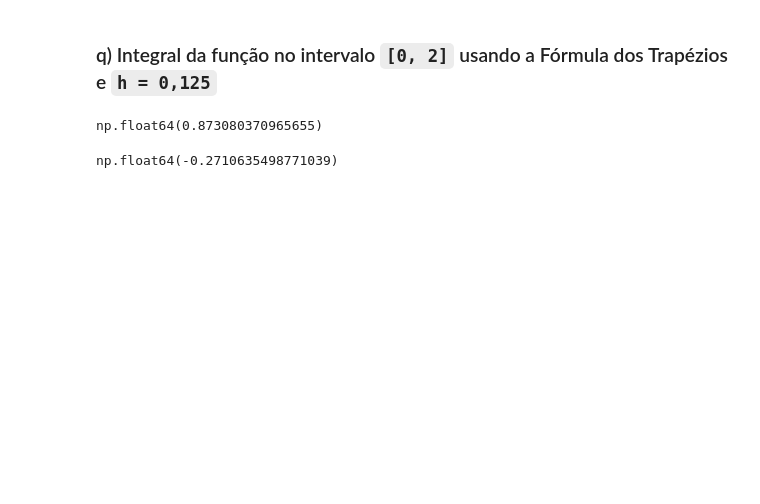
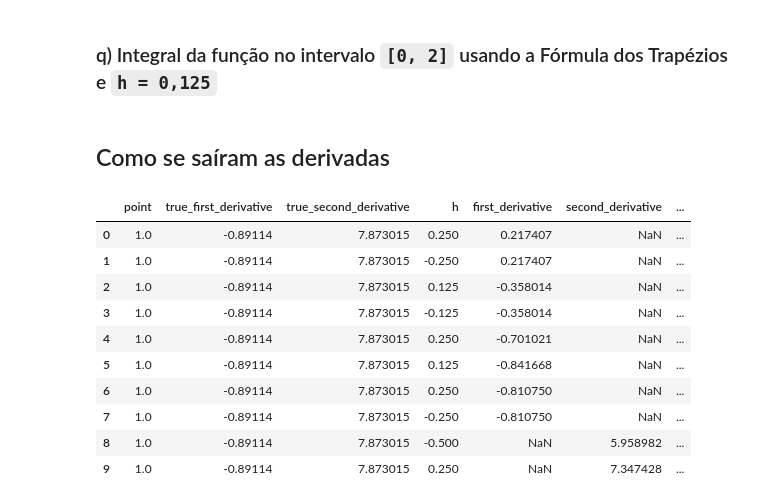
Before and after one commit to igorssant/metodos_numericos, a Jupyter notebook: integracao_derivacao_numerica/src/main.ipynb, the cells around one changed output. Drawn from its saved outputs; the diff is of its cells as text; code cells hidden in the pictures; blank space fills up the shorter version.

```diff
--- a/integracao_derivacao_numerica/src/main.ipynb
+++ b/integracao_derivacao_numerica/src/main.ipynb
@@ -95,0 +316,20 @@ np.float64(5.958981560052424)
+# %%
+h :np.float64 = np.float64(-0.5)
+second_derivative :np.float64 = second_central_derivative_three_points(func, deriv_point, h)
+error :np.float64 = abs(true_second_deriv - second_derivative)
+
+print("Segunda derivada (3 pontos central) com h = ", h, "\n", second_derivative)
+print("Erro relativo = ", error)
+
+df_derivative = add_new_derivative(
+    df_derivative,
+    [deriv_point,
+     true_first_deriv,
+     true_second_deriv,
+     h,
+     np.nan,
+     second_derivative,
+     np.nan,
+     error,
+     "Três Pontos Central"]
+)
@@ -102,0 +342,20 @@ np.float64(7.347427575647501)
+# %%
+h :np.float64 = np.float64(0.25)
+second_derivative :np.float64 = second_central_derivative_three_points(func, deriv_point, h)
+error :np.float64 = abs(true_second_deriv - second_derivative)
+
+print("Segunda derivada (3 pontos central) com h = ", h, "\n", second_derivative)
+print("Erro relativo = ", error)
+
+df_derivative = add_new_derivative(
+    df_derivative,
+    [deriv_point,
+     true_first_deriv,
+     true_second_deriv,
+     h,
+     np.nan,
+     second_derivative,
+     np.nan,
+     error,
+     "Três Pontos Central"]
+)
@@ -160,13 +507,16 @@ np.float64(-0.27018120233163273)
 ### q) Integral da função no intervalo `[0, 2]` usando a Fórmula dos Trapézios e `h = 0,125`
 # %%
 h :np.float64 = np.float64(0.125)
-trapezoid_integral(func, lower_bound, upper_bound)
+integral :np.float64 = trapezoid_integral(func, lower_bound, upper_bound)
+error :np.float64 = abs(true_integral_0_2 - integral)
+
+df_integral = add_new_integral(df_integral,
+                               [lower_bound,
+                                upper_bound,
+                                true_integral_0_2,
+                                h,
+                                integral,
+                                error,
+                                "Trapézios",
+                                np.nan]
+)
-# %% [output]
-np.float64(0.873080370965655)
-# %%
-multiple_trapezoid_integral(func,
-                            lower_bound,
-                            upper_bound,
-                            np.int64((upper_bound - lower_bound) / h))
-# %% [output]
-np.float64(-0.2710635498771039)
@@ -172,0 +542,16 @@ np.float64(-0.2710635498771039)
+# %% [markdown]
+## Como se saíram as derivadas
+# %%
+df_derivative
+# %% [output]
+|  | point | true_first_derivative | true_second_derivative | h | first_derivative | second_derivative | ... |
+| 0 | 1.0 | -0.89114 | 7.873015 | 0.250 | 0.217407 | NaN | ... |
+| 1 | 1.0 | -0.89114 | 7.873015 | -0.250 | 0.217407 | NaN | ... |
+| 2 | 1.0 | -0.89114 | 7.873015 | 0.125 | -0.358014 | NaN | ... |
+| 3 | 1.0 | -0.89114 | 7.873015 | -0.125 | -0.358014 | NaN | ... |
+| 4 | 1.0 | -0.89114 | 7.873015 | 0.250 | -0.701021 | NaN | ... |
+| 5 | 1.0 | -0.89114 | 7.873015 | 0.125 | -0.841668 | NaN | ... |
+| 6 | 1.0 | -0.89114 | 7.873015 | 0.250 | -0.810750 | NaN | ... |
+| 7 | 1.0 | -0.89114 | 7.873015 | -0.250 | -0.810750 | NaN | ... |
+| 8 | 1.0 | -0.89114 | 7.873015 | -0.500 | NaN | 5.958982 | ... |
+| 9 | 1.0 | -0.89114 | 7.873015 | 0.250 | NaN | 7.347428 | ... |
```
Also changed, not shown: parts of 42 cells of this notebook, 2 other files.
